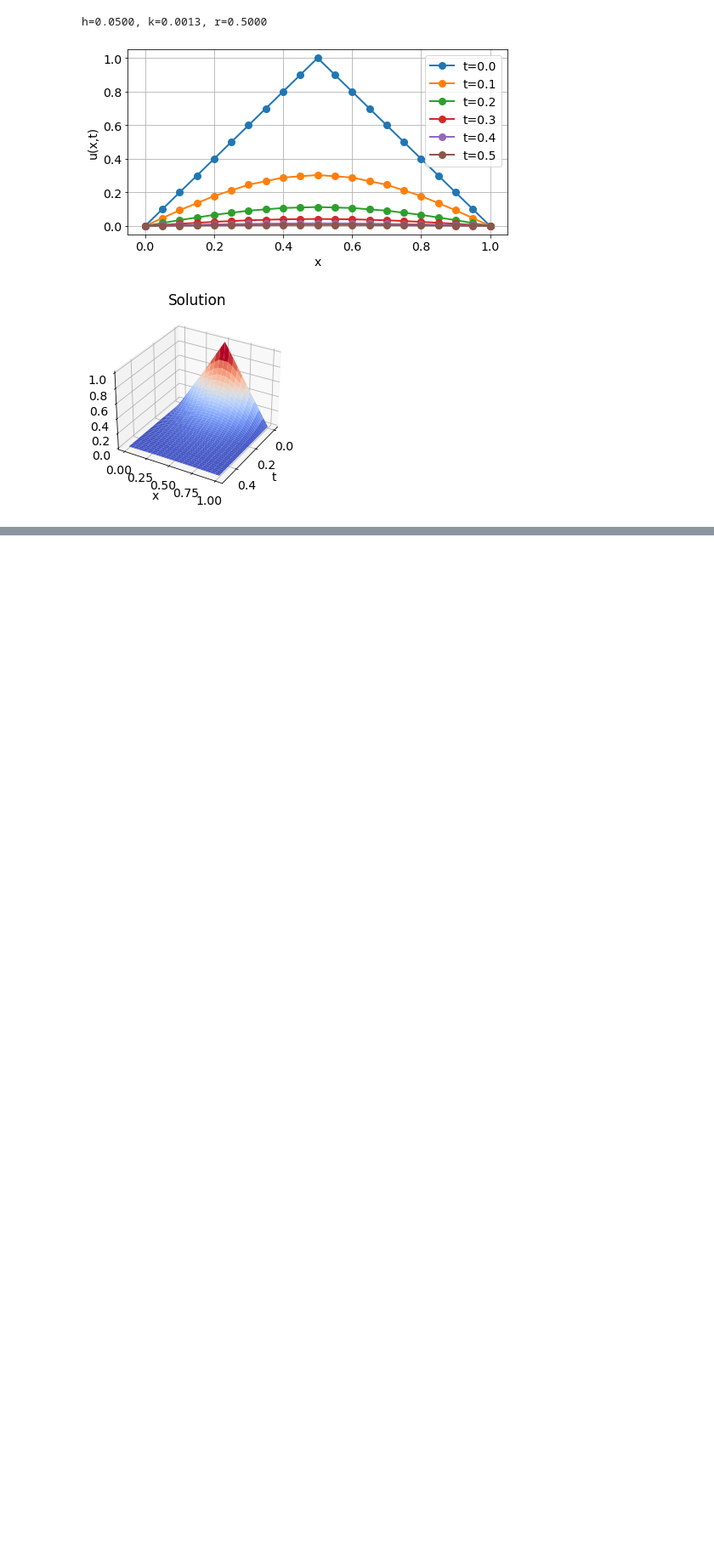
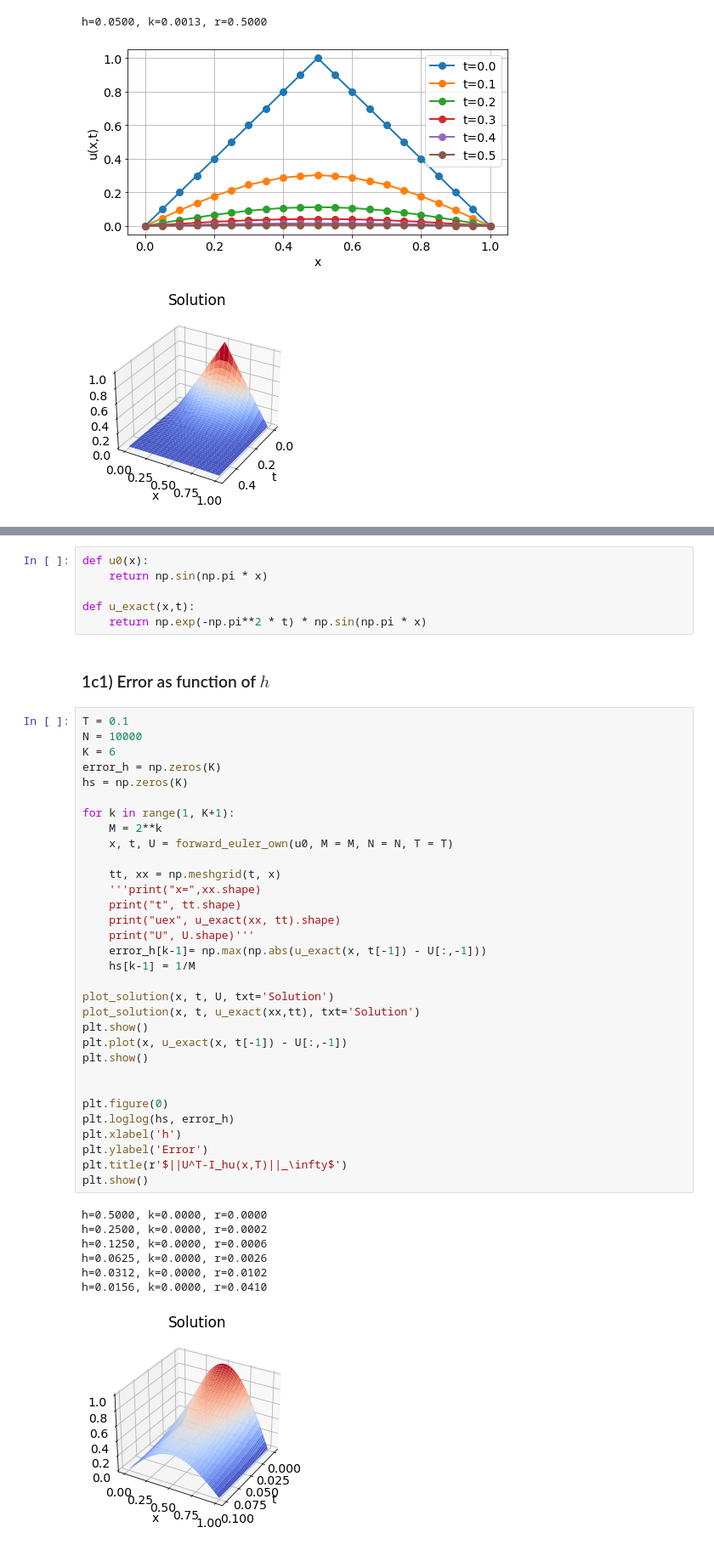
Before and after one commit to aledha/TMA4212-NumDiffDiff, a Jupyter notebook: Exercise 2/Ex2.ipynb, the cells around one changed output, grey strips where cells are left out. Shown at 85% size. Cells and saved outputs as stored; diff of their text form; blank space fills up the shorter version.

```diff
--- a/Exercise 2/Ex2.ipynb
+++ b/Exercise 2/Ex2.ipynb
@@ -223,0 +243,48 @@ h=0.0500, k=0.0013, r=0.5000
+# %%
+def u0(x):
+    return np.sin(np.pi * x)
+
+def u_exact(x,t):
+    return np.exp(-np.pi**2 * t) * np.sin(np.pi * x)
+# %% [markdown]
+### 1c1) Error as function of $h$
+# %%
+T = 0.1
+N = 10000
+K = 6
+error_h = np.zeros(K)
+hs = np.zeros(K)
+
+for k in range(1, K+1):
+    M = 2**k
+    x, t, U = forward_euler_own(u0, M = M, N = N, T = T)
+
+    tt, xx = np.meshgrid(t, x)
+    '''print("x=",xx.shape)
+    print("t", tt.shape)
+    print("uex", u_exact(xx, tt).shape)
+    print("U", U.shape)'''
+    error_h[k-1]= np.max(np.abs(u_exact(x, t[-1]) - U[:,-1]))
+    hs[k-1] = 1/M
+
+plot_solution(x, t, U, txt='Solution')
+plot_solution(x, t, u_exact(xx,tt), txt='Solution')
+plt.show()
+plt.plot(x, u_exact(x, t[-1]) - U[:,-1])
+plt.show()
+
+
+plt.figure(0)
+plt.loglog(hs, error_h)
+plt.xlabel('h')
+plt.ylabel('Error')
+plt.title(r'$||U^T-I_hu(x,T)||_\infty$')
+plt.show()
+# %% [output]
+h=0.5000, k=0.0000, r=0.0000
+h=0.2500, k=0.0000, r=0.0002
+h=0.1250, k=0.0000, r=0.0006
+h=0.0625, k=0.0000, r=0.0026
+h=0.0312, k=0.0000, r=0.0102
+h=0.0156, k=0.0000, r=0.0410
+[figure, added]
```
Also changed, not shown: parts of 2 cells of this notebook.
